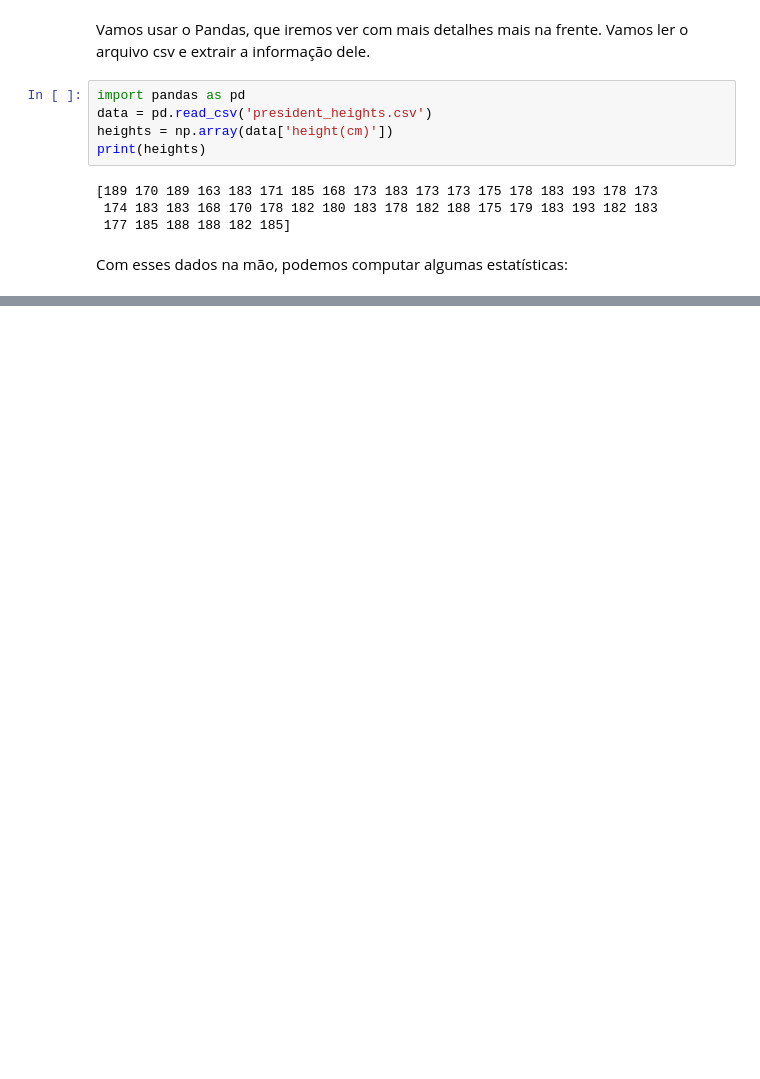
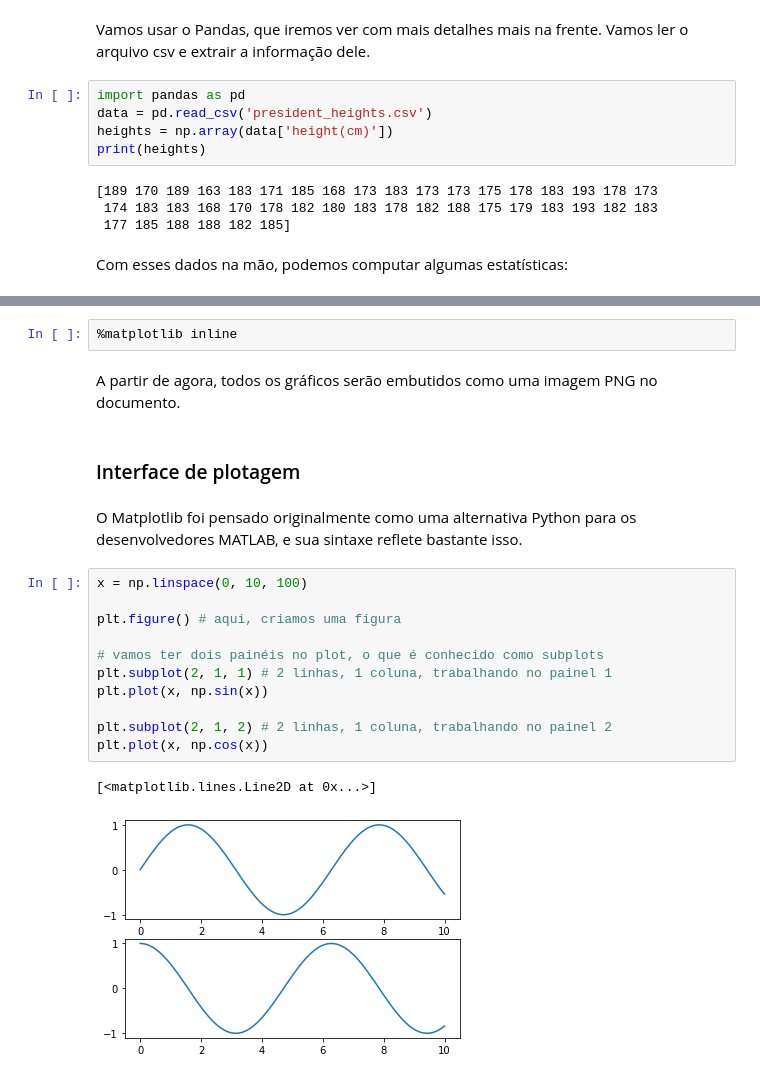
Before and after one commit to wlcosta/voxar-ml-workshop, a Jupyter notebook: ML_Workshop.ipynb, the cells around one changed output, grey strips where cells are left out. Saved outputs shown, nothing was run; the diff lists cells and outputs as text; blank space fills up the shorter version.

```diff
--- a/ML_Workshop.ipynb
+++ b/ML_Workshop.ipynb
@@ -454,0 +550,22 @@ print("Máximo:    ", heights.max())
+# %%
+%matplotlib inline
+# %% [markdown]
+A partir de agora, todos os gráficos serão embutidos como uma imagem PNG no documento.
+# %% [markdown]
+### Interface de plotagem
+# %% [markdown]
+O Matplotlib foi pensado originalmente como uma alternativa Python para os desenvolvedores MATLAB, e sua sintaxe reflete bastante isso.
+# %%
+x = np.linspace(0, 10, 100)
+
+plt.figure() # aqui, criamos uma figura
+
+# vamos ter dois painéis no plot, o que é conhecido como subplots
+plt.subplot(2, 1, 1) # 2 linhas, 1 coluna, trabalhando no painel 1
+plt.plot(x, np.sin(x))
+
+plt.subplot(2, 1, 2) # 2 linhas, 1 coluna, trabalhando no painel 2
+plt.plot(x, np.cos(x))
+# %% [output]
+[<matplotlib.lines.Line2D at 0x...>]
+[figure, added]
```
Also changed, not shown: parts of 104 cells of this notebook.
